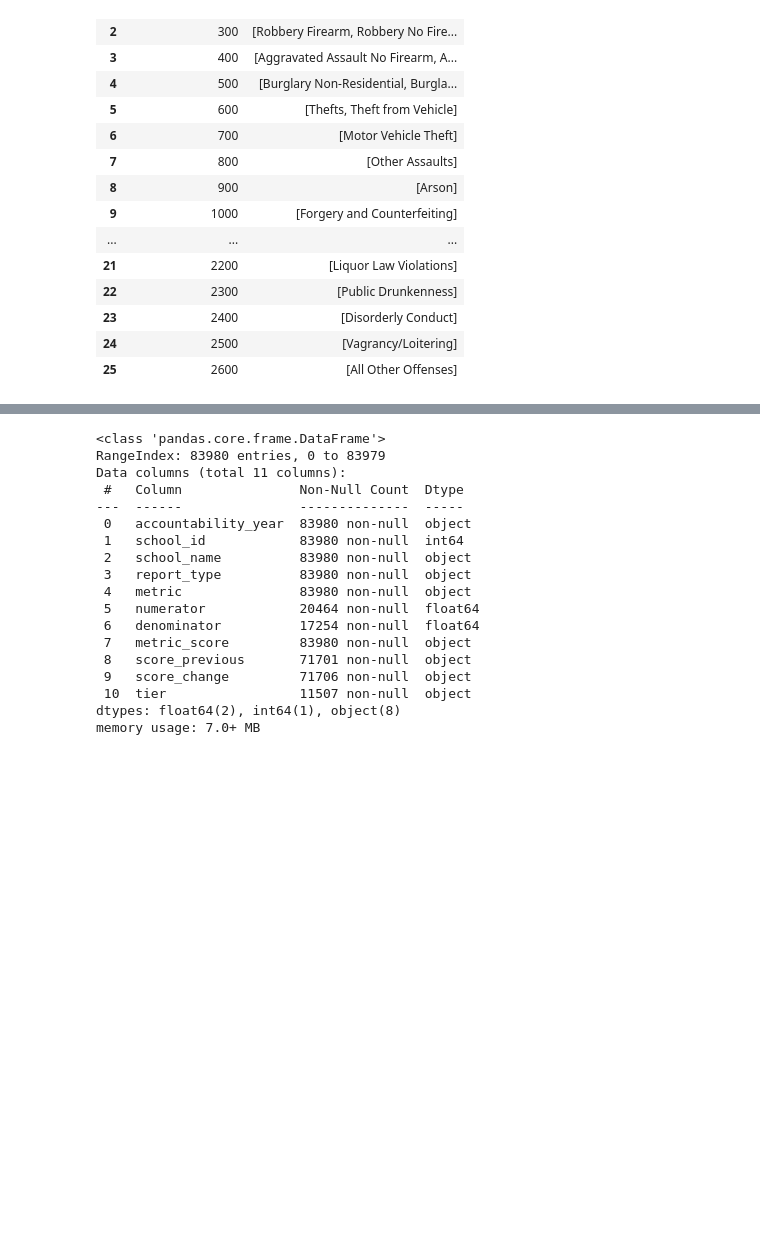
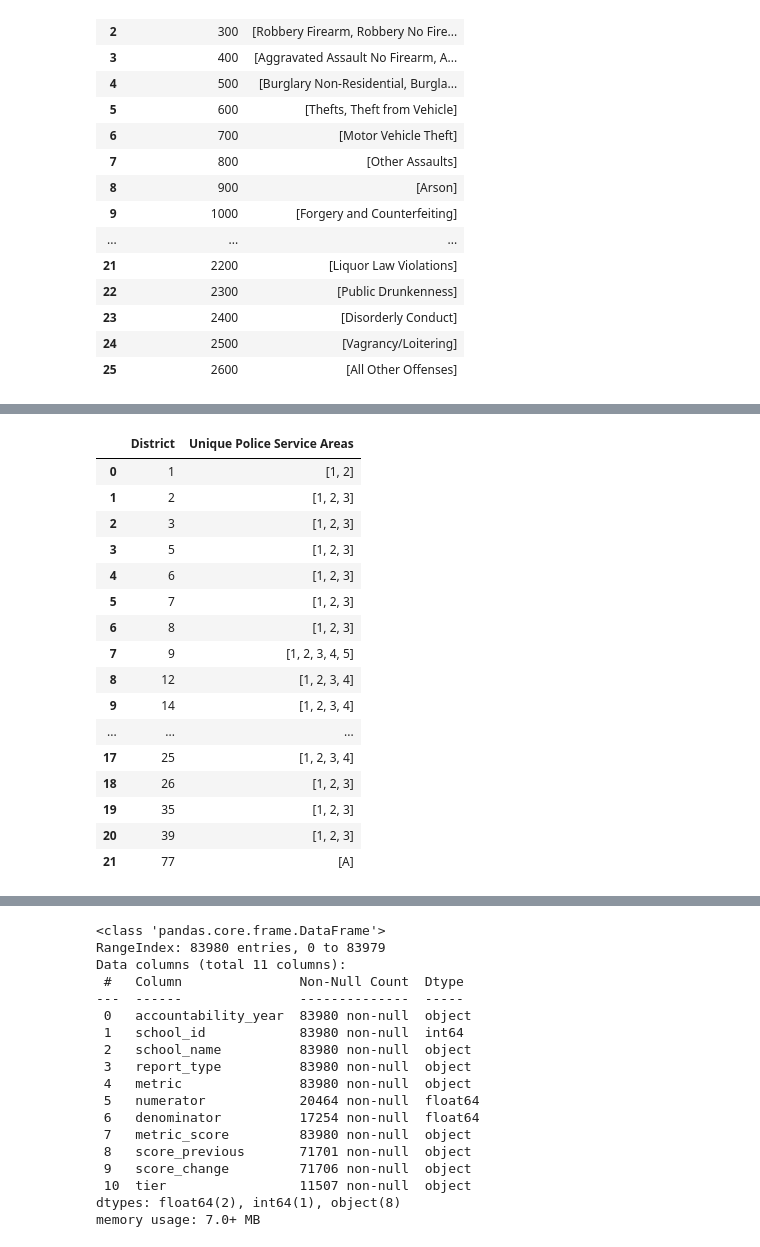
Before and after one commit to ElizabethVandergrift/Philadelphia-CrimeData_and_SchoolMetrics, a Jupyter notebook: Project_3.ipynb, the cells around one changed output, grey strips where cells are left out. Cells and saved outputs as stored; diff of their text form; code cells hidden in the pictures; blank space fills up the shorter version.

```diff
--- a/Project_3.ipynb
+++ b/Project_3.ipynb
@@ -85,0 +134,13 @@ Number of unique general UCR codes for incident type: 26
+# %%
+district_psa_df=pd.DataFrame({
+    'District':incidents_data['dc_dist'],
+    'Police Service Area':incidents_data['psa']
+})
+
+# Sort by 'District' first and then by 'Police Service Area'
+district_psa_df = district_psa_df.sort_values(by=['District', 'Police Service Area'])
+
+# Reset index if you want a clean index
+district_psa_df = district_psa_df.reset_index(drop=True)
+
+district_psa_df
@@ -85,0 +161,34 @@ Number of unique general UCR codes for incident type: 26
+# %%
+district_df=district_psa_df.groupby('District')['Police Service Area'].unique()
+
+# Remove NaN values from the unique arrays
+district_df = district_df.apply(lambda x: x[~pd.isnull(x)])
+
+# Convert the series to a DataFrame
+district_df = district_df.reset_index()
+
+# Rename columns for clarity
+district_df.columns = ['District', 'Unique Police Service Areas']
+
+district_df
+
+# Make an output for the new dataset
+output_file_path= 'district_df.csv'
+# %% [output]
+|  | District | Unique Police Service Areas |
+| 0 | 1 | [1, 2] |
+| 1 | 2 | [1, 2, 3] |
+| 2 | 3 | [1, 2, 3] |
+| 3 | 5 | [1, 2, 3] |
+| 4 | 6 | [1, 2, 3] |
+| 5 | 7 | [1, 2, 3] |
+| 6 | 8 | [1, 2, 3] |
+| 7 | 9 | [1, 2, 3, 4, 5] |
+| 8 | 12 | [1, 2, 3, 4] |
+| 9 | 14 | [1, 2, 3, 4] |
+| ... | ... | ... |
+| 17 | 25 | [1, 2, 3, 4] |
+| 18 | 26 | [1, 2, 3] |
+| 19 | 35 | [1, 2, 3] |
+| 20 | 39 | [1, 2, 3] |
+| 21 | 77 | [A] |
```
Also changed, not shown: parts of 6 cells of this notebook, 2 other files.
